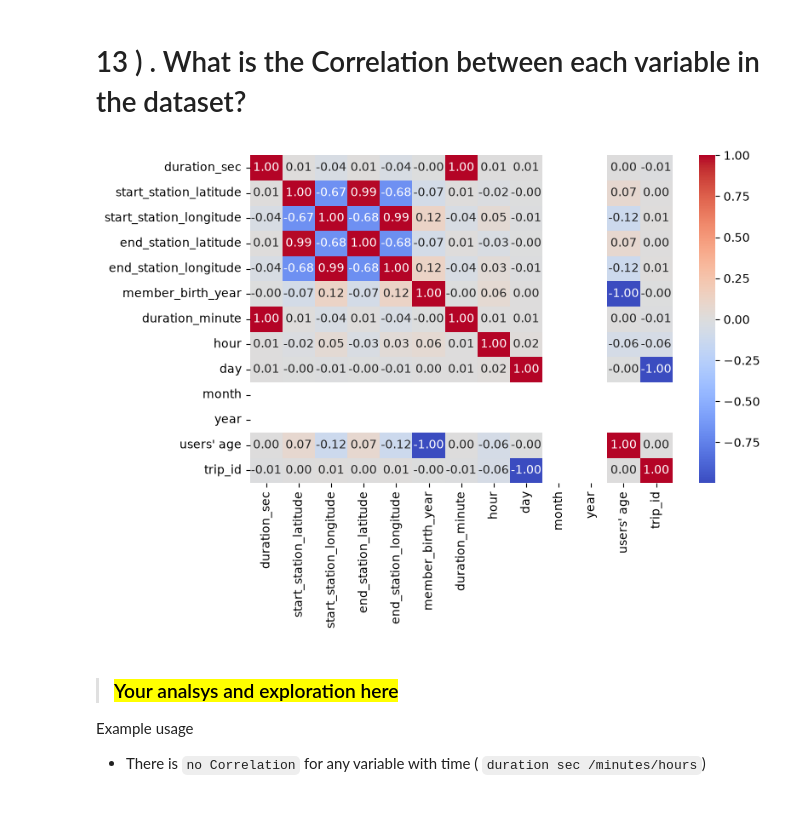
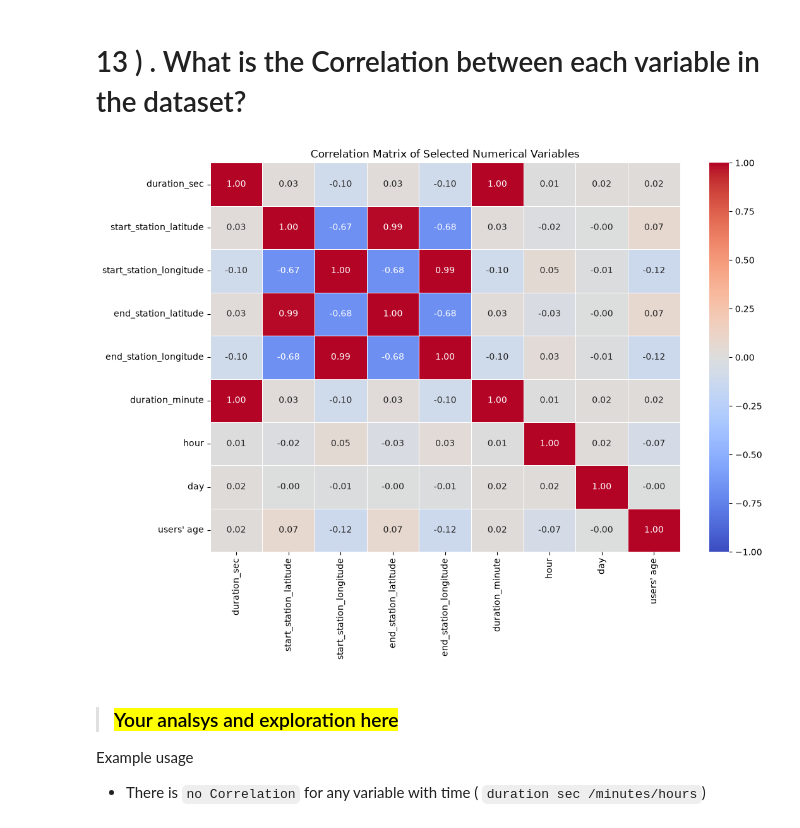
Before and after one commit to abanoubmaher55/Ford_Go_Bike, a Jupyter notebook: Ford_Go_Bike_Analysis/Part1-DataBase (Omar)/datasciece-Final-Project.ipynb, the cells around one changed output. Drawn from its saved outputs; the diff is of its cells as text; code cells hidden in the pictures.

```diff
--- a/Ford_Go_Bike_Analysis/Part1-DataBase (Omar)/datasciece-Final-Project.ipynb
+++ b/Ford_Go_Bike_Analysis/Part1-DataBase (Omar)/datasciece-Final-Project.ipynb
@@ -368,6 +357,7 @@ df['date'] = df['start_time'].dt.date
 df['hour'] = df['start_time'].dt.hour
 df['day'] = df['start_time'].dt.day
 df['day_of_week'] = df['start_time'].dt.day_name()
+df["weekend"] = df["day_of_week"].isin(["Saturday", "Sunday"]).map({True: "Yes", False: "No"})
 df['month'] = df['start_time'].dt.month
 df['year'] = df['start_time'].dt.year
 
@@ -616,6 +608,14 @@ pd.DataFrame({"dtype":dtype,"null":null , "ratio(%)":ratio}).T
 > ## <mark>The result above shows that we deal with all missing data </mark>
 # %% [markdown]
 ### Now let's check duplicate value
+# %%
+# data clean up
+df = df[df["duration_minute"] <= 120]
+
+count = df[df["duration_minute"] > 120]["duration_minute"].count()
+count/df['duration_minute'].count()
+
+df = df[df["users' age"] <=75]
 # %%
 ##  check duplicate in dataset
 
@@ -1176,12 +1251,35 @@ your work in the previous sections.
 # <a id="13">  13 ) . What is the  Correlation between each variable in the dataset?</a>
 # %%
 # Make visualization to easy get insight
-corr=df.corr(numeric_only=True)
-plt.figure(figsize=(8,5))
-sns.heatmap(corr, annot=True , cmap="coolwarm",fmt=".2f")
+cols = [
+    "duration_sec",
+    "start_station_latitude",
+    "start_station_longitude",
+    "end_station_latitude",
+    "end_station_longitude",
+    "duration_minute",
+    "hour",
+    "day",
+    "users' age"
+]
+
+plt.figure(figsize=(12, 8))
+
+sns.heatmap(
+    df[cols].corr(),
+    annot=True,
+    fmt=".2f",
+    cmap="coolwarm",
+    vmin=-1,
+    vmax=1,
+    center=0,
+    linewidths=0.5,
+)
+
+plt.title("Correlation Matrix of Selected Numerical Variables")
 plt.show()
 # %% [output]
-[figure, old version]
+[figure, new version]
 # %% [markdown]
 
 
```
Also changed, not shown: parts of 42 cells of this notebook, 4 other files.
